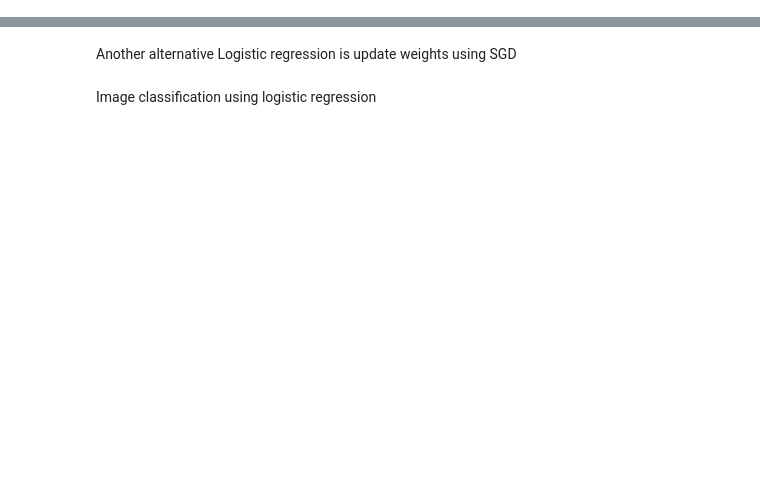
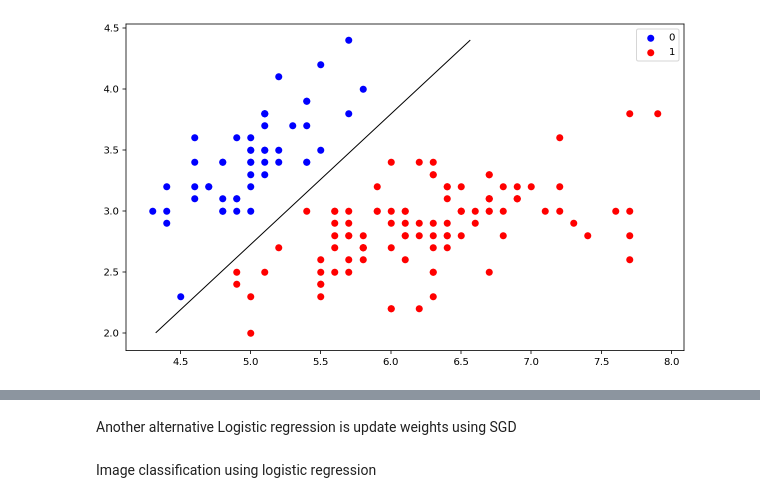
Before and after one commit to nickyfoto/learn, a Jupyter notebook: logistic_regression.ipynb, the cells around one changed output, grey strips where cells are left out. Drawn from its saved outputs; the diff is of its cells as text; code cells hidden in the pictures; blank space fills up the shorter version.

```diff
--- a/logistic_regression.ipynb
+++ b/logistic_regression.ipynb
@@ -43,0 +47,6 @@ plt.legend();
+# %%
+skclf = linear_model.LogisticRegression(fit_intercept=True, solver='lbfgs')
+skclf.fit(X,y)
+contour_plot(X, y, skclf);
+# %% [output]
+[figure, added]
```
Also changed, not shown: parts of 68 cells of this notebook, 5 other files.
